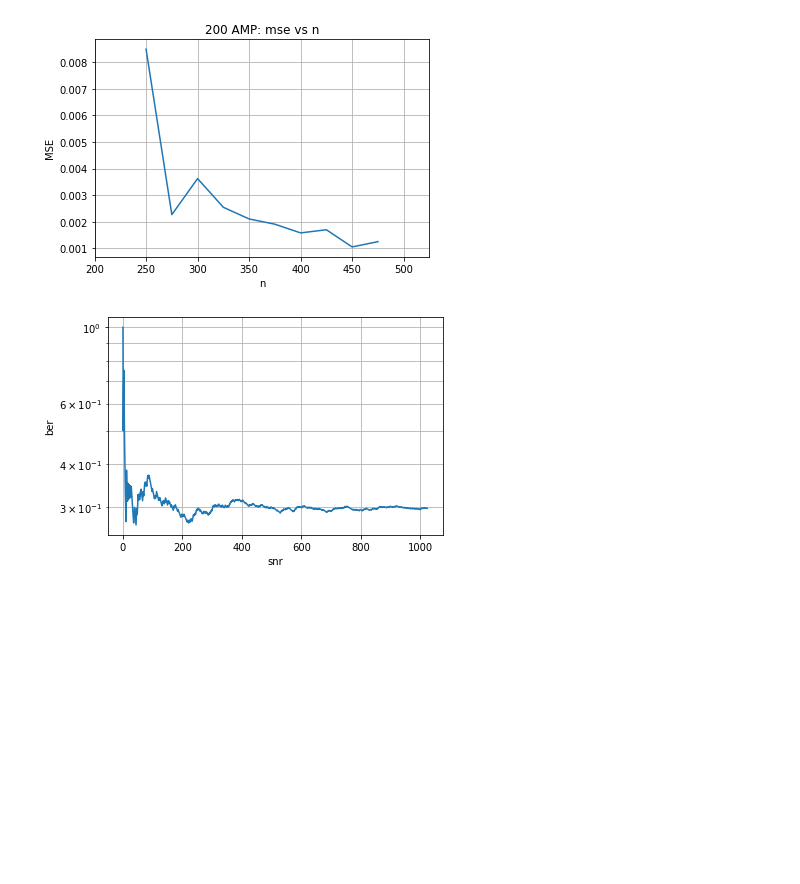
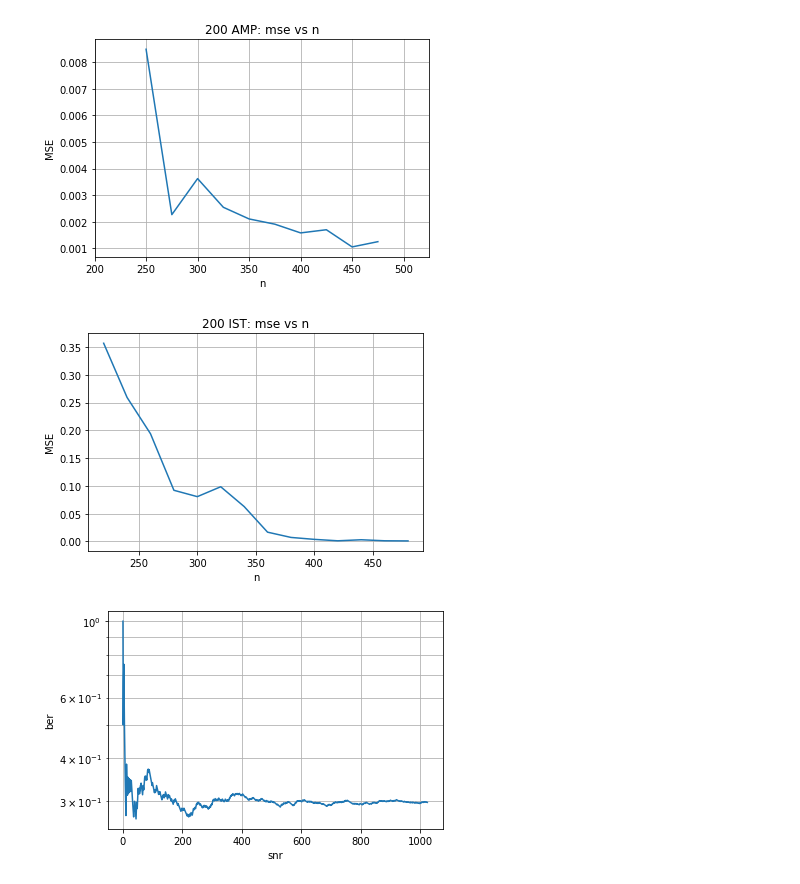
Before and after one commit to hollynroper/URS-22-23, a Jupyter notebook: Research code.ipynb, the cells around one changed output. Cells and saved outputs as stored; diff of their text form; code cells hidden in the pictures; blank space fills up the shorter version.

```diff
--- a/Research code.ipynb
+++ b/Research code.ipynb
@@ -607,3 +666,33 @@ plt.show()
+# %%
+# Prep for IST/AMP
+mse_vs_n = np.zeros(14)
+n_vec = np.zeros(14)
+cnt = 0
+#4 MSE vs n calc mse at end of 200 iterations
+for loc_n in range(220, 500, 20):
+    z = np.zeros(y.shape)
+    xHt = np.zeros(x.shape)
+    A = np.sqrt(1/loc_n)*np.random.randn(loc_n, N)
+    w = sigma*np.random.randn(loc_n).reshape(-1, 1)
+    y = A @ x + w
+    for idx_iter in range(num_iterations):
+        z = y - A @ xHt
+        r = xHt + s * A.T @ z
+        xHt = eta(r, s*lambda_)
+    mse_vs_n[cnt] = (1/N) * np.sum((x - xHt)**2)
+    n_vec[cnt] = loc_n
+    cnt += 1
+
+# Plot results
+plt.figure()
+plt.plot(n_vec, mse_vs_n)
+plt.xlabel('n')
+plt.ylabel('MSE')
+plt.grid(True, which='both')
+plt.title("200 IST: mse vs n")
+plt.show()
+# %% [output]
+[figure, added]
 # %%
 # Week of 10/3
 #expanding on AMP. plotting BER vs SNR
```
Also changed, not shown: parts of 2 cells of this notebook, 7 other files.
